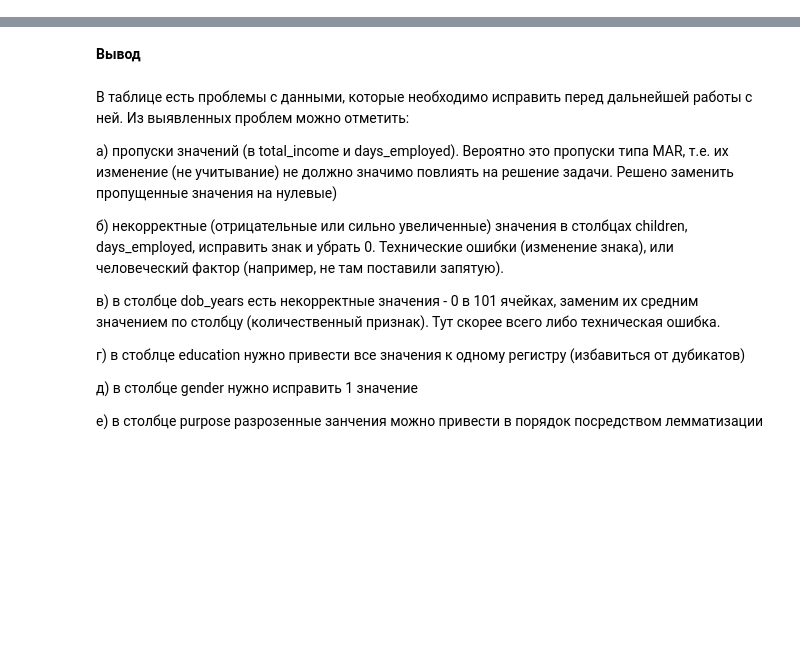
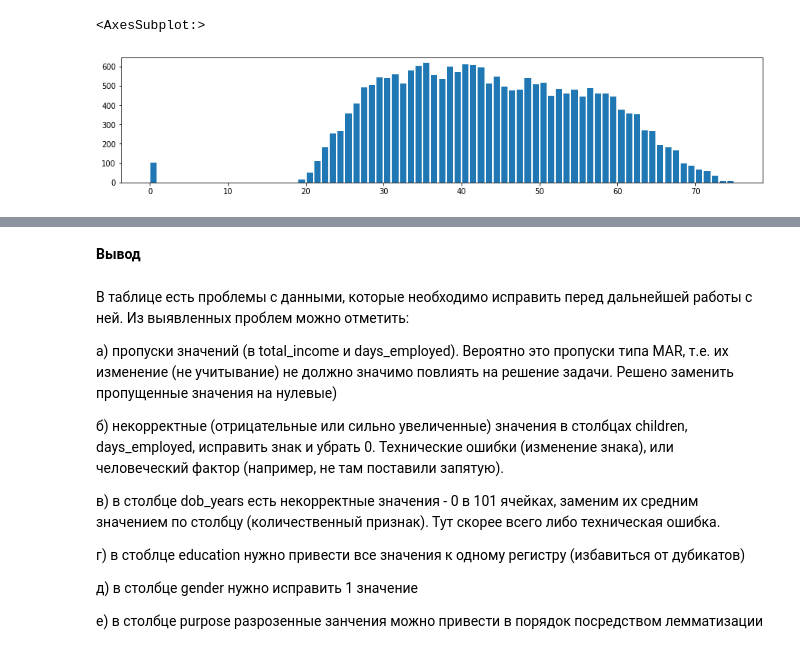
Before and after one commit to Drivdmal/Yandex.Practicum, a Jupyter notebook: reliability_of_borrowers/reliability_of_borrowers.ipynb, the cells around one changed output, grey strips where cells are left out. Drawn from its saved outputs; the diff is of its cells as text; code cells hidden in the pictures; blank space fills up the shorter version.

```diff
--- a/reliability_of_borrowers/reliability_of_borrowers.ipynb
+++ b/reliability_of_borrowers/reliability_of_borrowers.ipynb
@@ -298,0 +226,5 @@ array(['покупка жилья', 'приобретение автомобил
+# %%
+data.dob_years.hist(bins=data.dob_years.max(), grid=False, rwidth=.8, figsize=(15,3))
+# %% [output]
+<AxesSubplot:>
+[figure, added]
```
Also changed, not shown: parts of 114 cells of this notebook.
